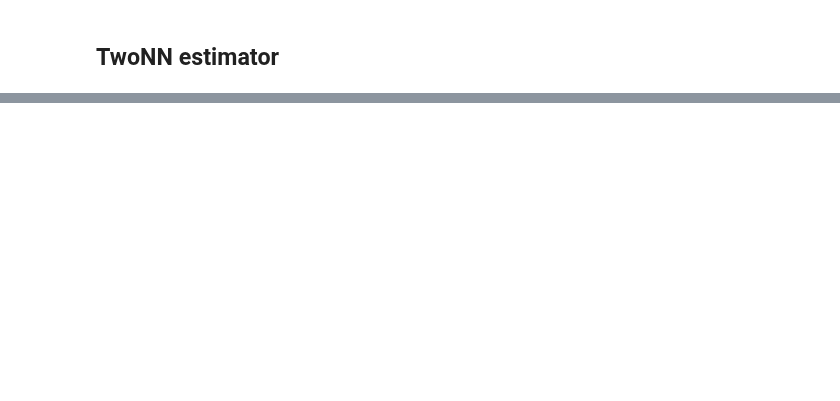
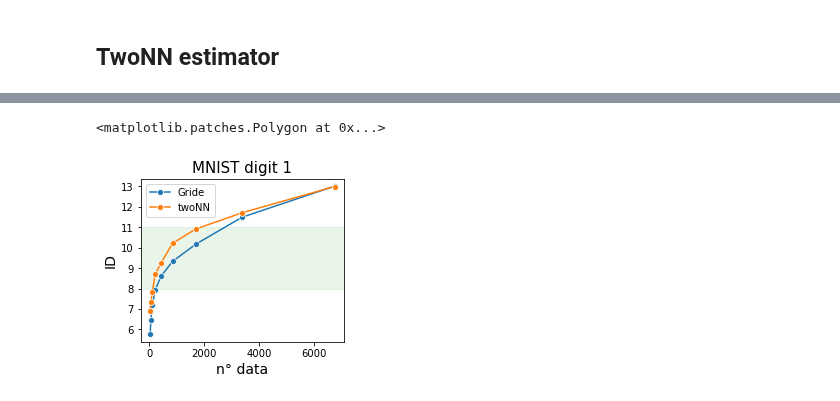
Before and after one commit to sissa-data-science/DADApy, a Jupyter notebook: examples/notebook_on_intrinsic_dimension.ipynb, the cells around one changed output, grey strips where cells are left out. Drawn from its saved outputs; the diff is of its cells as text; code cells hidden in the pictures; blank space fills up the shorter version.

```diff
--- a/examples/notebook_on_intrinsic_dimension.ipynb
+++ b/examples/notebook_on_intrinsic_dimension.ipynb
@@ -65,0 +96,8 @@ _data = data.Data(X, maxk = X.shape[0] -1)
+# %%
+start = time.time()
+ids_scaling_gride, ids_scaling_err_gride, rs_scaling_gride = _data.return_id_scaling_gride(range_max=1024)
+delay_gride = time.time()-start
+
+start = time.time()
+ids_scaling_twoNN, ids_scaling_err_twoNN, rs_scaling_twoNN = _data.return_id_scaling_2NN(N_min = 20)
+delay_twoNN = time.time()-start
@@ -65,0 +110,17 @@ _data = data.Data(X, maxk = X.shape[0] -1)
+# %%
+fig = plt.figure(figsize = (8, 3))
+gs = GridSpec(1,2)
+ax = fig.add_subplot(gs[0])
+
+x = X.shape[0]/np.array([2**i for i in range(len(ids_scaling_gride))])
+sns.lineplot(ax = ax, x=x, y = ids_scaling_gride, label = 'Gride', marker = 'o')
+sns.lineplot(ax = ax, x=x, y = ids_scaling_twoNN, label = 'twoNN', marker = 'o')
+ax.legend(fontsize = 10)
+#ax.set_xscale('log')
+ax.set_title('MNIST digit 1', fontsize = 15)
+ax.set_ylabel('ID', fontsize = 14)
+ax.set_xlabel('n° data', fontsize = 14)
+ax.axhspan(8, 11, color = 'C2', alpha = 0.1)
+# %% [output]
+<matplotlib.patches.Polygon at 0x...>
+[figure, added]
```
Also changed, not shown: parts of 17 cells of this notebook, 2 other files.
